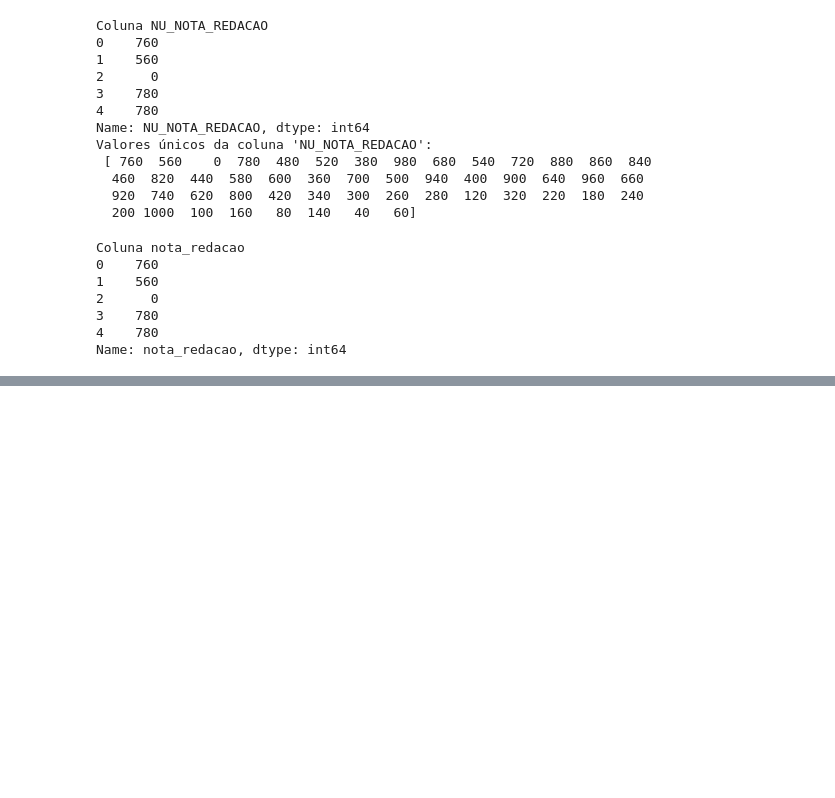
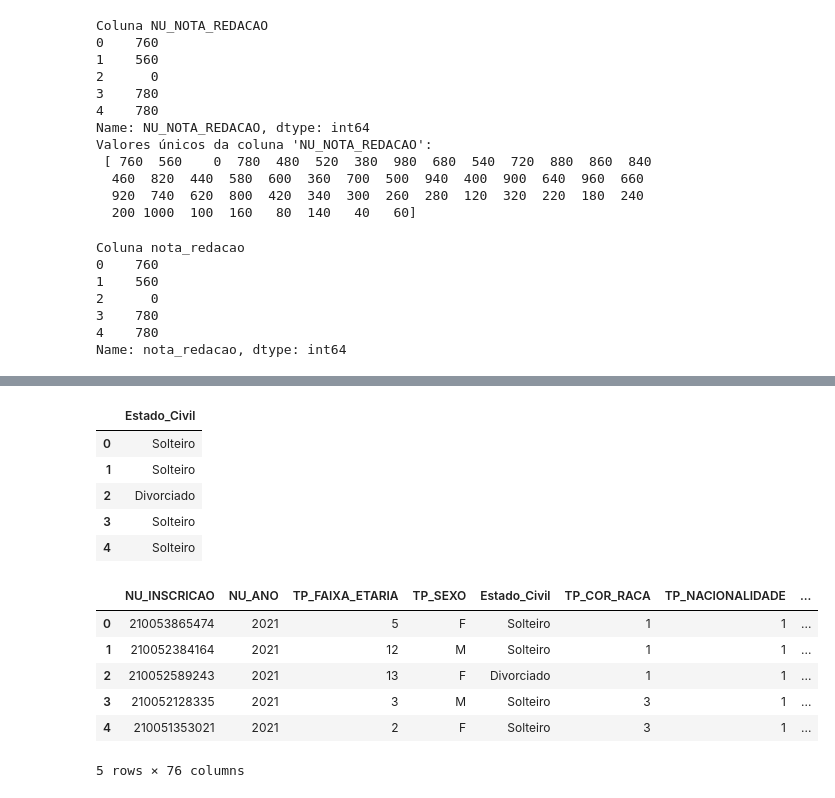
Before and after one commit to alicemaca/projeto_BD_equipe1, a Jupyter notebook: notebooks/ETL.ipynb, the cells around one changed output, grey strips where cells are left out. Drawn from its saved outputs; the diff is of its cells as text; code cells hidden in the pictures; blank space fills up the shorter version.

Commit message:
Alteração das colunas TP_ESTADO_CIVIL, TP_COR_RACA,TP_ESCOLA

```diff
--- a/notebooks/ETL.ipynb
+++ b/notebooks/ETL.ipynb
@@ -876,0 +893,8 @@ Name: nota_redacao, dtype: int64
+# %%
+#criar dicionário que cria relação entre o número que está na tabela e o seu valor
+EstadoCivil = {
+    0: "Não Informado", 1:"Solteiro", 2:"União Estável", 3:"Divorciado", 4:"Viúvo"
+}
+
+df['TP_ESTADO_CIVIL'] = df['TP_ESTADO_CIVIL'].map(EstadoCivil) #substitui os números pelas strings
+print(df['TP_ESTADO_CIVIL'].value_counts()) #contagem
@@ -876,0 +909,20 @@ Name: nota_redacao, dtype: int64
+# %%
+
+df.rename(columns={'TP_ESTADO_CIVIL': 'Estado_Civil'}, inplace=True) #renomear a coluna
+display(df[['Estado_Civil']].head(5)) #display só da tabela Estado_Civil
+print("\n")
+display(df.head(5)) #display da tabela toda
+# %% [output]
+|  | Estado_Civil |
+| 0 | Solteiro |
+| 1 | Solteiro |
+| 2 | Divorciado |
+| 3 | Solteiro |
+| 4 | Solteiro |
+|  | NU_INSCRICAO | NU_ANO | TP_FAIXA_ETARIA | TP_SEXO | Estado_Civil | TP_COR_RACA | TP_NACIONALIDADE | ... |
+| 0 | 210053865474 | 2021 | 5 | F | Solteiro | 1 | 1 | ... |
+| 1 | 210052384164 | 2021 | 12 | M | Solteiro | 1 | 1 | ... |
+| 2 | 210052589243 | 2021 | 13 | F | Divorciado | 1 | 1 | ... |
+| 3 | 210052128335 | 2021 | 3 | M | Solteiro | 3 | 1 | ... |
+| 4 | 210051353021 | 2021 | 2 | F | Solteiro | 3 | 1 | ... |
+5 rows × 76 columns
```
Also changed, not shown: parts of 15 cells of this notebook.
